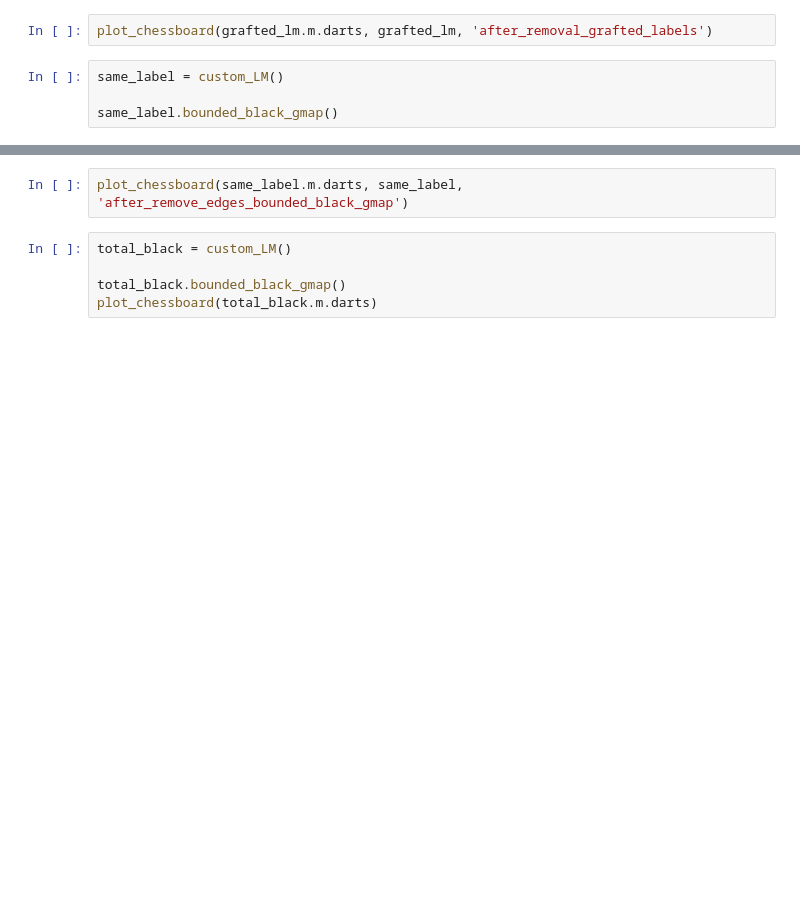
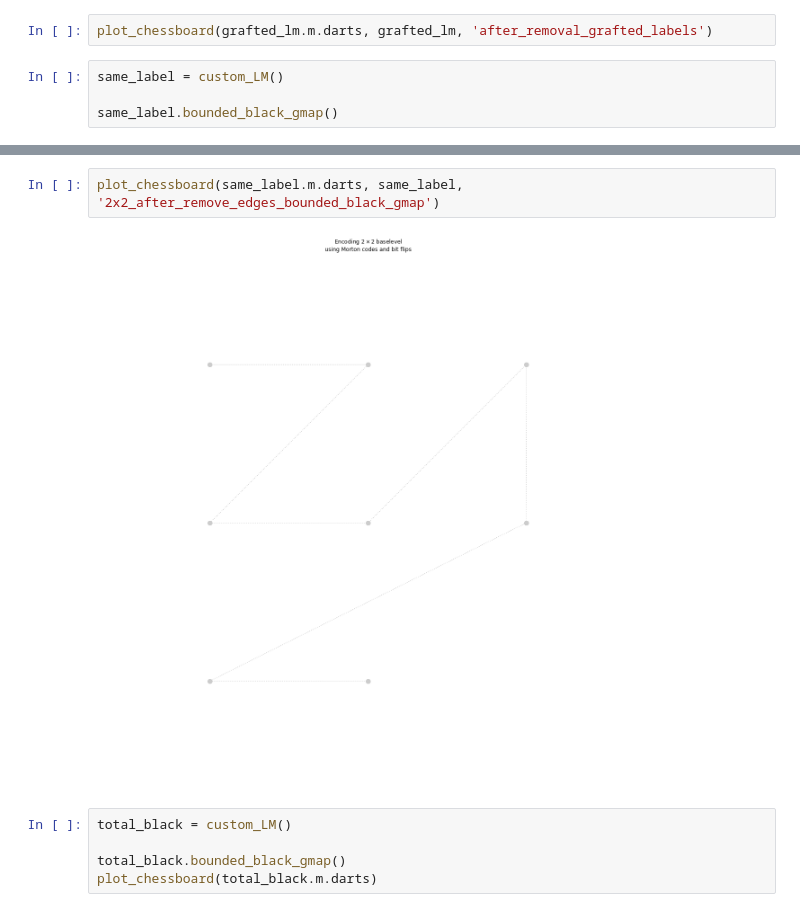
Before and after one commit to napolanocarmine/Thesis_Project, a Jupyter notebook: test_label_map.ipynb, the cells around one changed output, grey strips where cells are left out. Saved outputs shown, nothing was run; the diff lists cells and outputs as text; blank space fills up the shorter version.

```diff
--- a/test_label_map.ipynb
+++ b/test_label_map.ipynb
@@ -82,5 +102,7 @@ same_label.remove_edges()
 # %%
-plot_chessboard(same_label.m.darts, same_label, 'after_remove_edges_bounded_black_gmap')
+plot_chessboard(same_label.m.darts, same_label, '2x2_after_remove_edges_bounded_black_gmap')
+# %% [output]
+[figure, added]
 # %%
 total_black = custom_LM()
 
```
Also changed, not shown: parts of 11 cells of this notebook, 15 other files.
